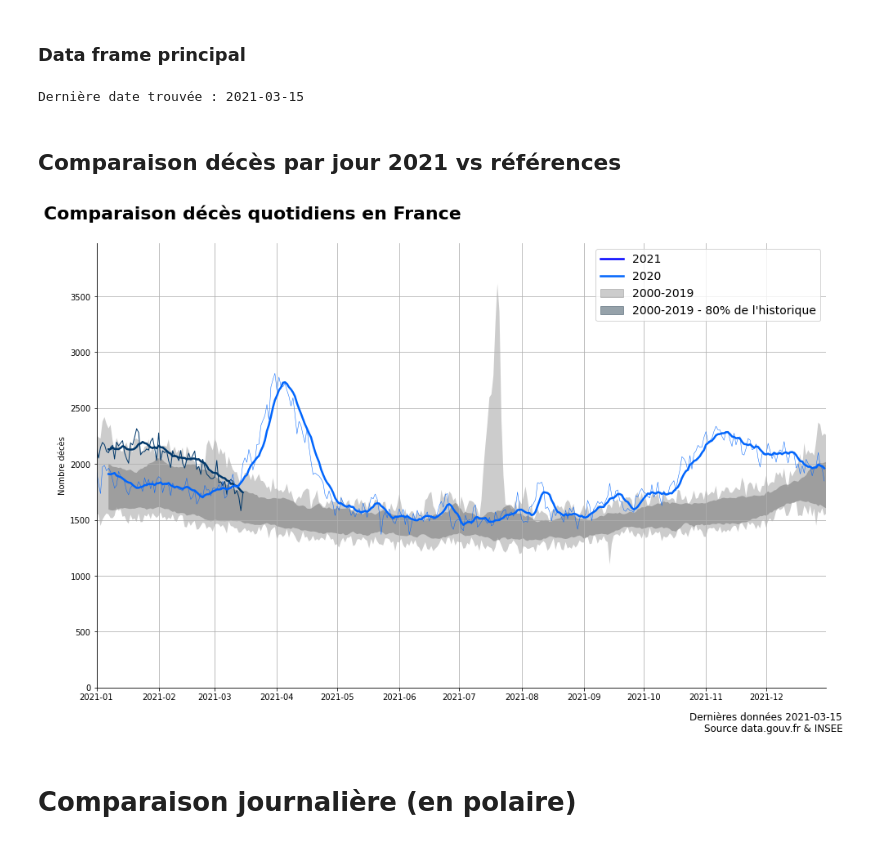
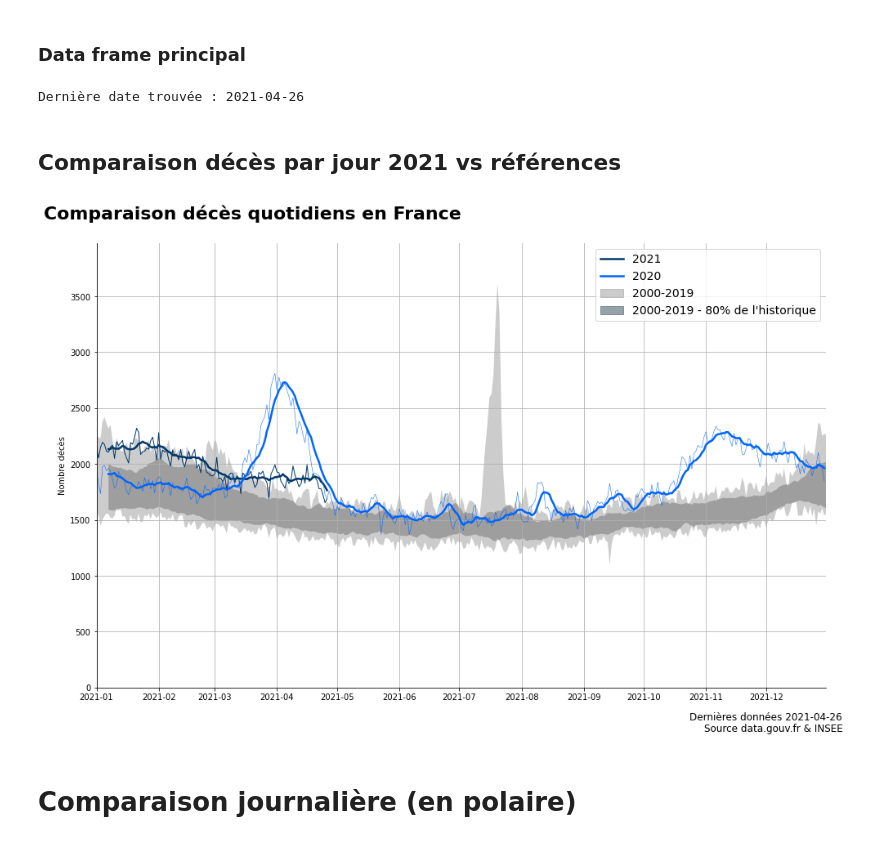
Before and after one commit to makiwara-fr/covid19-analyse, a Jupyter notebook: fr_deaths-2021.ipynb, the cells around one changed output. Saved outputs shown, nothing was run; the diff lists cells and outputs as text; code cells hidden in the pictures.

```diff
--- a/fr_deaths-2021.ipynb
+++ b/fr_deaths-2021.ipynb
@@ -18,7 +18,7 @@ t0 = datetime.now()
 # %%
 # Data from insee
 # https://insee.fr/fr/statistiques/4487988?sommaire=4487854
-insee_file = "2021-03-26_deces_quotidiens_departement_csv.csv"
+insee_file = "2021-05-07_deces_quotidiens_departement_csv.csv"
 df_insee = pd.read_csv("./Data_FR_Deaths/" + insee_file, delimiter=";", index_col="Date_evenement", encoding='iso-8859-1')
 df_insee.drop(["Communes_a_envoi_dematerialise_Deces2019","Total_deces_2019"],axis=1,inplace=True)
 df_insee
@@ -352,7 +352,7 @@ Length: 365, dtype: float64
 derniere_photo = df_2021.dropna().index.max().date()
 print(f"Dernière date trouvée : {derniere_photo}")
 # %% [output]
-Dernière date trouvée : 2021-03-15
+Dernière date trouvée : 2021-04-26
 # %% [markdown]
 ## Comparaison décès par jour 2021 vs références
 # %%
@@ -394,35 +394,35 @@ ax.grid(True)
 ax.spines['top'].set_visible(False)
 ax.spines['right'].set_visible(False)
 ax.margins(0.05)
 ax.set_xlim([pd.to_datetime('2021-01-01'),pd.to_datetime('2021-12-31')])
 ax.set_ylim(0, max(df_2021.max()[2021], df_histo.max().max())*1.1)
 # define legend
 # #############
 legend_elements = [#Line2D([0], [0], color='blue', lw=1, label='2021'),
-                   Line2D([0], [0], color='blue', lw=2.5, label='2021'),
+                   Line2D([0], [0], color='xkcd:marine blue', lw=2.5, label='2021'),
                    Line2D([0], [0], color='xkcd:bright blue', lw=2.5, label='2020'),
                    Patch(facecolor='grey', edgecolor='grey', alpha=0.4,
                          label='2000-2019'),
                    Patch(facecolor='xkcd:slate', edgecolor='xkcd:slate', alpha=0.6,
                          label='2000-2019 - 80% de l\'historique'),
                    #Line2D([0], [0], color='#78787a', lw=1, label='2000-2019 moyenne mobile 7j'),
                   ]
 ax.legend(handles=legend_elements, fontsize=14)
 
 fig.text(0.77, 0.05, "Source data.gouv.fr & INSEE", fontsize=12)
 fig.text(0.755, 0.07, f"Dernières données {derniere_photo}", fontsize=12)
 
 
 # Commentaires
 #ax.annotate("Canicule 2003", xy=(0.56, 0.9), xytext=(0.65, 0.7), xycoords = "axes fraction",
 #            arrowprops={"width":3,"edgecolor":"lightgrey", "facecolor":"lightgrey"}, fontsize=14, )
 
 
 
 #arrowprops=dict(arrowstyle="->", width=4)
 fig.savefig("deces_fr_v2-"+ str(date.today()) +".png")
 # %% [output]
-[figure, old version]
+[figure, new version]
 # %% [markdown]
 # Comparaison journalière (en polaire)
 # %%
```
Also changed, not shown: parts of 38 cells of this notebook.
